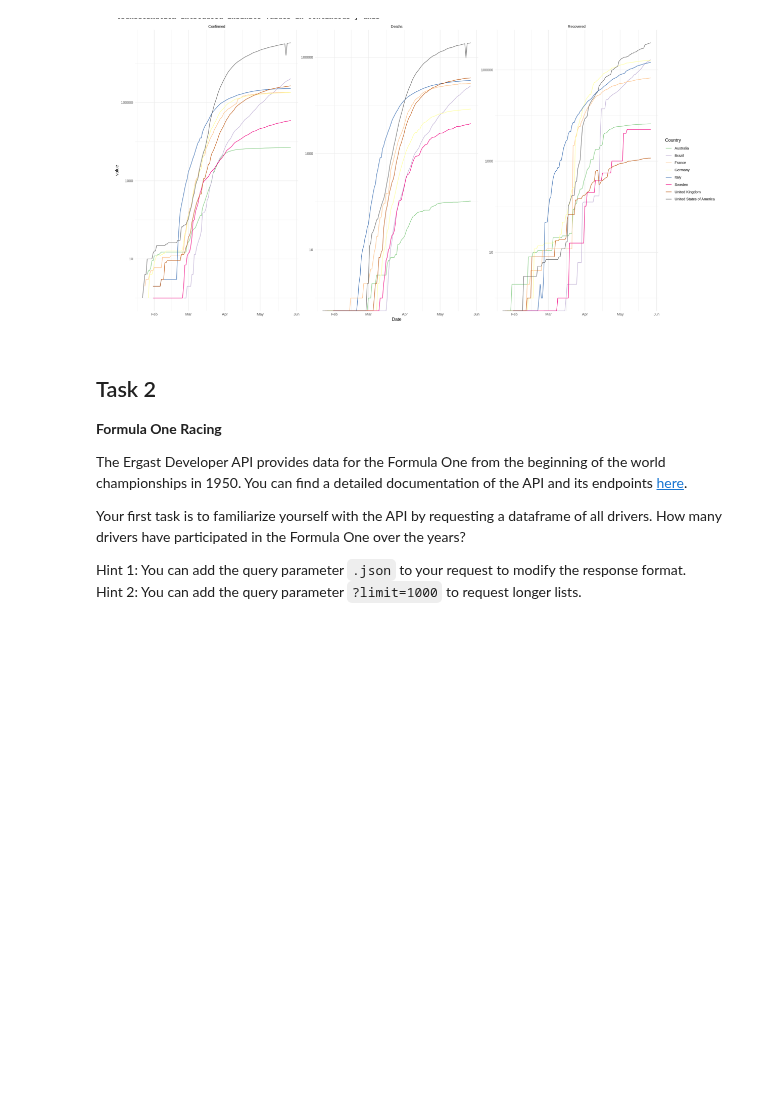
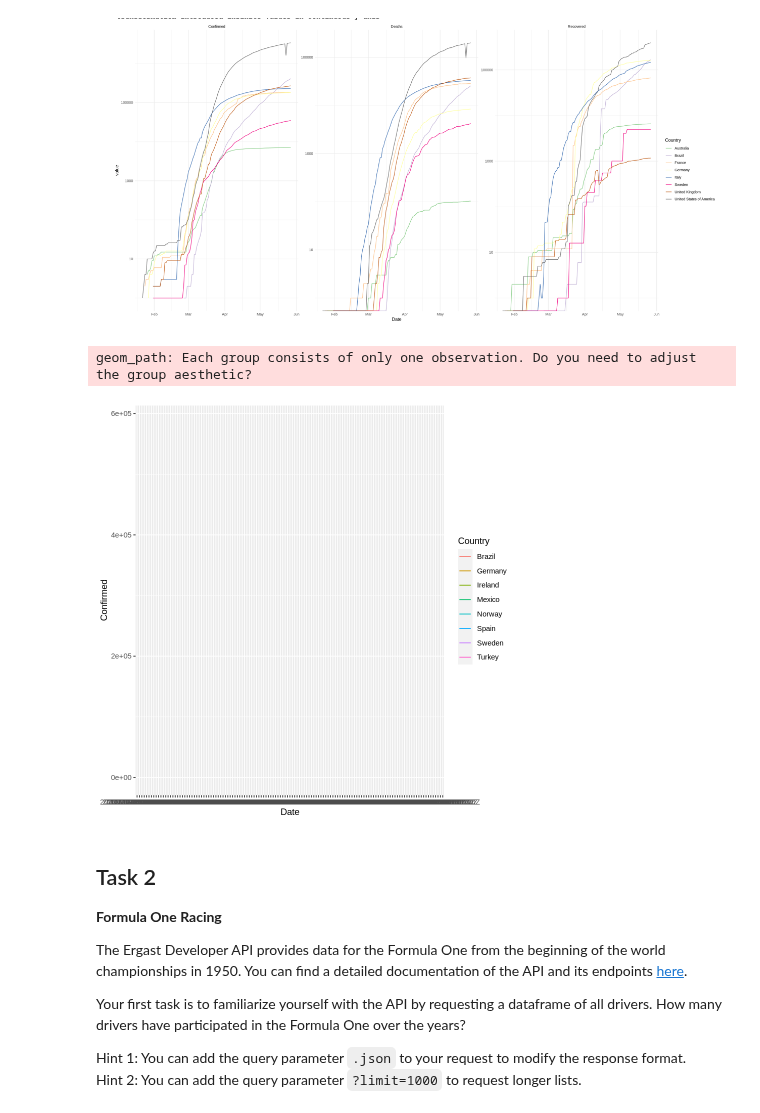
Before and after one commit to michiWS1920/ADS20, a Jupyter notebook: ADS_Programming_Assignment_2.ipynb, the cells around one changed output. Cells and saved outputs as stored; diff of their text form; code cells hidden in the pictures; blank space fills up the shorter version.

```diff
--- a/ADS_Programming_Assignment_2.ipynb
+++ b/ADS_Programming_Assignment_2.ipynb
@@ -123,3 +156,12 @@ Hint 2: You can try to recreate the following plot.
+# %%
+ggplot(covid_countries) +
+geom_line(aes(x= Date,
+            y= Confirmed,
+            color= Country))
+# %% [output]
+geom_path: Each group consists of only one observation. Do you need to adjust
+the group aesthetic?
+[figure, added]
 # %% [markdown]
 ## Task 2
 **Formula One Racing**
```
Also changed, not shown: parts of 5 cells of this notebook.
